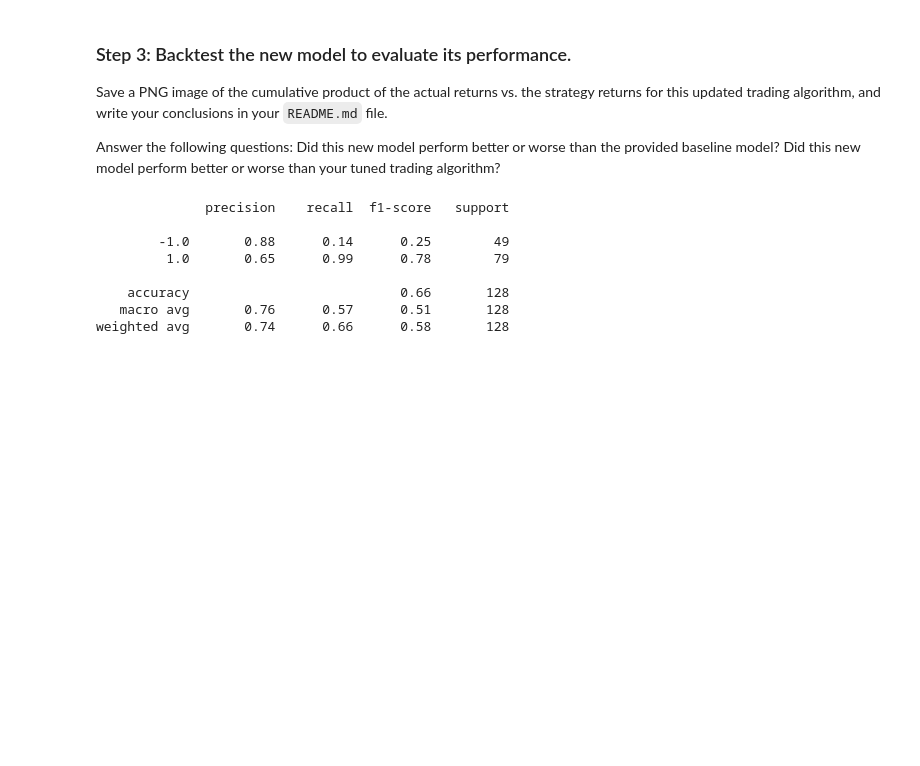
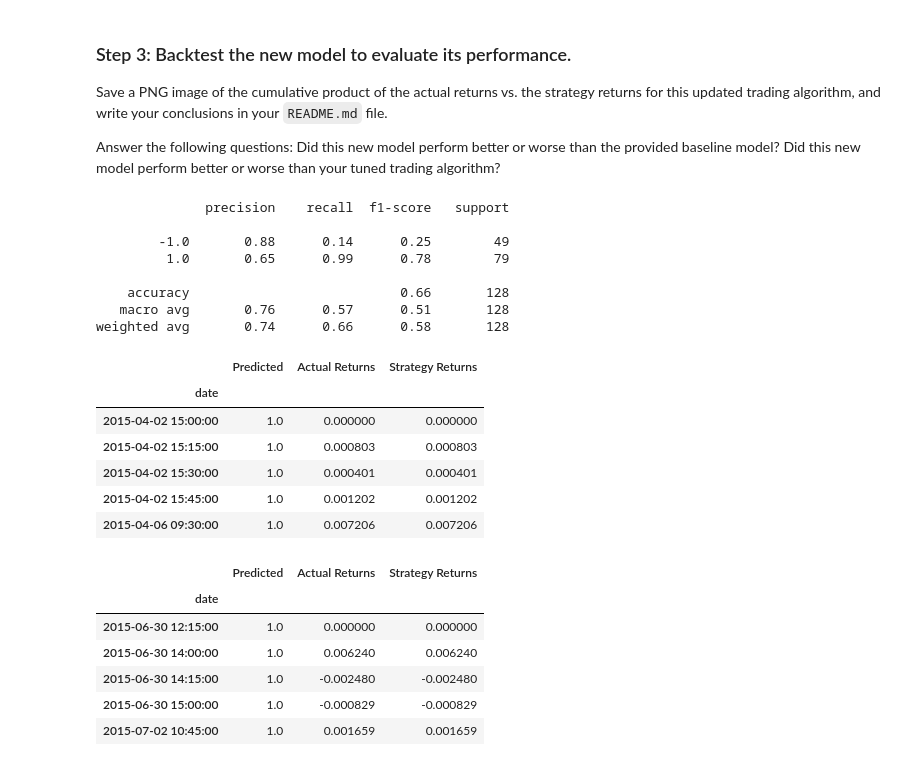
Before and after one commit to mfranca95/Algo_Trading_Homework, a Jupyter notebook: machine_learning_trading_bot.ipynb, the cells around one changed output. Cells and saved outputs as stored; diff of their text form; code cells hidden in the pictures; blank space fills up the shorter version.

```diff
--- a/machine_learning_trading_bot.ipynb
+++ b/machine_learning_trading_bot.ipynb
@@ -480,19 +480,35 @@ weighted avg       0.74      0.66      0.58       128
 # %%
 # Create a new empty predictions DataFrame:
 
 # Create a predictions DataFrame
-pred_df = pd.DataFrame(index=X_test.index)
+pred_df = pd.DataFrame(index=X_train.index)
 
 # Add the SVM model predictions to the DataFrame
-# YOUR CODE HERE
+pred_df['Predicted'] = pred
 
 # Add the actual returns to the DataFrame
-# YOUR CODE HERE
+pred_df['Actual Returns'] = signals_df['Actual Returns']
 
 # Add the strategy returns to the DataFrame
-# YOUR CODE HERE
+pred_df['Strategy Returns'] = pred_df['Actual Returns'] * pred_df['Predicted']
 
 # Review the DataFrame
-# YOUR CODE HERE
+display(pred_df.head())
+display(pred_df.tail())
+# %% [output]
+|  | Predicted | Actual Returns | Strategy Returns |
+| date |  |  |  |
+| 2015-04-02 15:00:00 | 1.0 | 0.000000 | 0.000000 |
+| 2015-04-02 15:15:00 | 1.0 | 0.000803 | 0.000803 |
+| 2015-04-02 15:30:00 | 1.0 | 0.000401 | 0.000401 |
+| 2015-04-02 15:45:00 | 1.0 | 0.001202 | 0.001202 |
+| 2015-04-06 09:30:00 | 1.0 | 0.007206 | 0.007206 |
+|  | Predicted | Actual Returns | Strategy Returns |
+| date |  |  |  |
+| 2015-06-30 12:15:00 | 1.0 | 0.000000 | 0.000000 |
+| 2015-06-30 14:00:00 | 1.0 | 0.006240 | 0.006240 |
+| 2015-06-30 14:15:00 | 1.0 | -0.002480 | -0.002480 |
+| 2015-06-30 15:00:00 | 1.0 | -0.000829 | -0.000829 |
+| 2015-07-02 10:45:00 | 1.0 | 0.001659 | 0.001659 |
 # %%
 # Plot the actual returns versus the strategy returns
```
Also changed, not shown: parts of 1 cell of this notebook.
